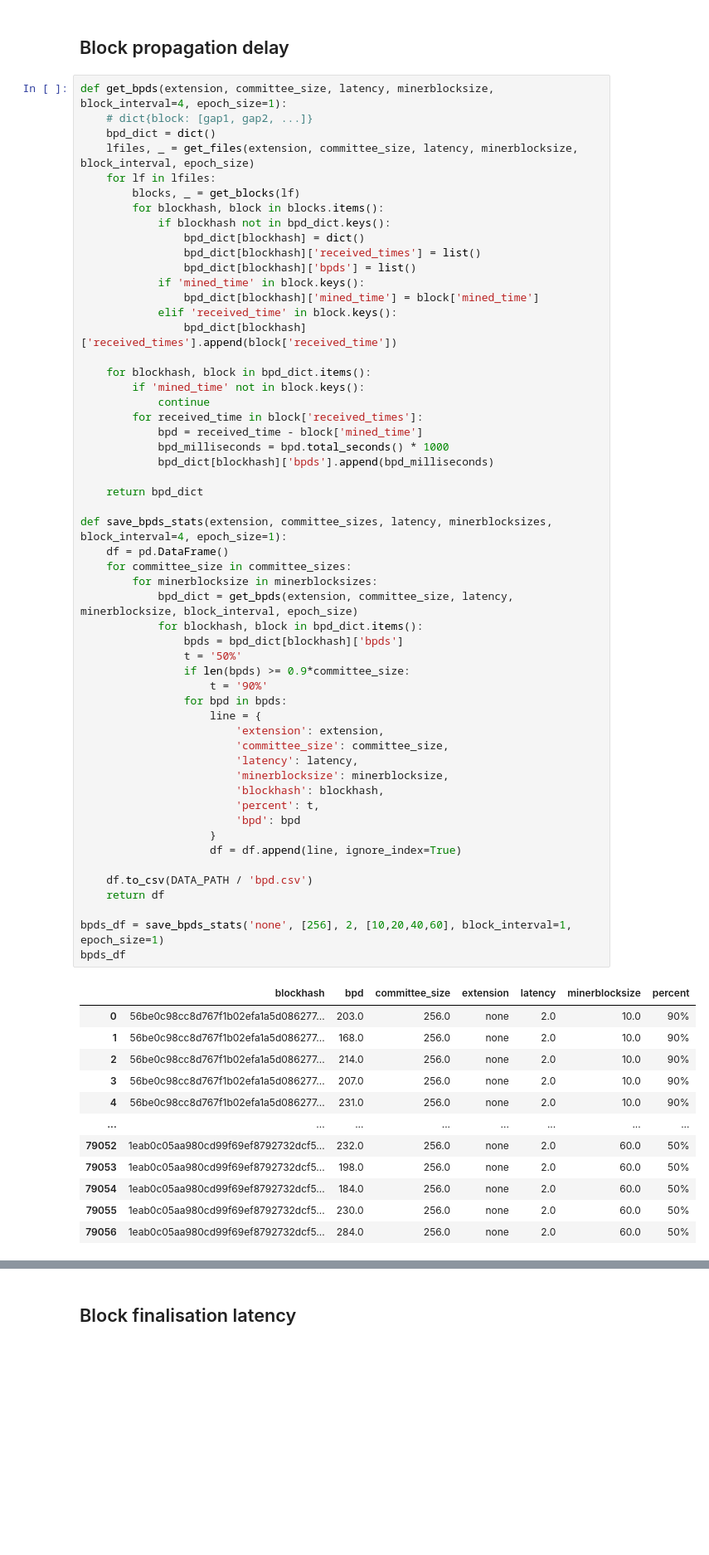
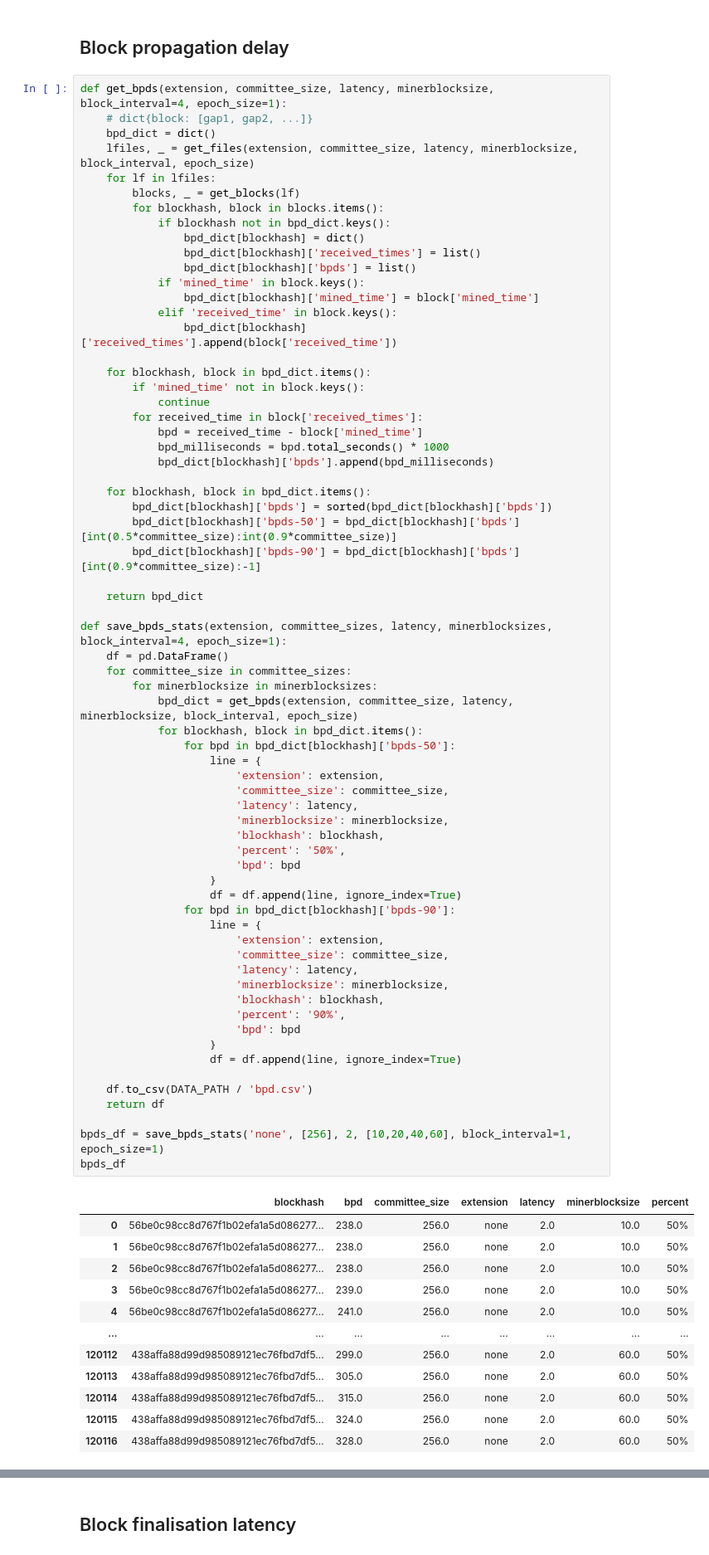
Before and after one commit to SebastianElvis/ebft, a Jupyter notebook: evaluation/analysis.ipynb, the cells around one changed output, grey strips where cells are left out. Shown at 83% size. Cells and saved outputs as stored; diff of their text form; blank space fills up the shorter version.

```diff
--- a/evaluation/analysis.ipynb
+++ b/evaluation/analysis.ipynb
@@ -146,47 +146,59 @@ def get_bpds(extension, committee_size, latency, minerblocksize, block_interval=
         for received_time in block['received_times']:
             bpd = received_time - block['mined_time']
             bpd_milliseconds = bpd.total_seconds() * 1000
             bpd_dict[blockhash]['bpds'].append(bpd_milliseconds)
 
+    for blockhash, block in bpd_dict.items():
+        bpd_dict[blockhash]['bpds'] = sorted(bpd_dict[blockhash]['bpds'])
+        bpd_dict[blockhash]['bpds-50'] = bpd_dict[blockhash]['bpds'][int(0.5*committee_size):int(0.9*committee_size)]
+        bpd_dict[blockhash]['bpds-90'] = bpd_dict[blockhash]['bpds'][int(0.9*committee_size):-1]
+
     return bpd_dict
 
 def save_bpds_stats(extension, committee_sizes, latency, minerblocksizes, block_interval=4, epoch_size=1):
     df = pd.DataFrame()
     for committee_size in committee_sizes:
         for minerblocksize in minerblocksizes:
             bpd_dict = get_bpds(extension, committee_size, latency, minerblocksize, block_interval, epoch_size)
             for blockhash, block in bpd_dict.items():
-                bpds = bpd_dict[blockhash]['bpds']
-                t = '50%'
-                if len(bpds) >= 0.9*committee_size:
-                    t = '90%'
-                for bpd in bpds:
+                for bpd in bpd_dict[blockhash]['bpds-50']:
                     line = {
                         'extension': extension,
                         'committee_size': committee_size,
                         'latency': latency,
                         'minerblocksize': minerblocksize,
                         'blockhash': blockhash,
-                        'percent': t,
+                        'percent': '50%',
+                        'bpd': bpd
+                    }
+                    df = df.append(line, ignore_index=True)
+                for bpd in bpd_dict[blockhash]['bpds-90']:
+                    line = {
+                        'extension': extension,
+                        'committee_size': committee_size,
+                        'latency': latency,
+                        'minerblocksize': minerblocksize,
+                        'blockhash': blockhash,
+                        'percent': '90%',
                         'bpd': bpd
                     }
                     df = df.append(line, ignore_index=True)
 
     df.to_csv(DATA_PATH / 'bpd.csv')
     return df
 
 bpds_df = save_bpds_stats('none', [256], 2, [10,20,40,60], block_interval=1, epoch_size=1)
 bpds_df
 # %% [output]
 |  | blockhash | bpd | committee_size | extension | latency | minerblocksize | percent |
-| 0 | 56be0c98cc8d767f1b02efa1a5d086277... | 203.0 | 256.0 | none | 2.0 | 10.0 | 90% |
-| 1 | 56be0c98cc8d767f1b02efa1a5d086277... | 168.0 | 256.0 | none | 2.0 | 10.0 | 90% |
-| 2 | 56be0c98cc8d767f1b02efa1a5d086277... | 214.0 | 256.0 | none | 2.0 | 10.0 | 90% |
-| 3 | 56be0c98cc8d767f1b02efa1a5d086277... | 207.0 | 256.0 | none | 2.0 | 10.0 | 90% |
-| 4 | 56be0c98cc8d767f1b02efa1a5d086277... | 231.0 | 256.0 | none | 2.0 | 10.0 | 90% |
+| 0 | 56be0c98cc8d767f1b02efa1a5d086277... | 238.0 | 256.0 | none | 2.0 | 10.0 | 50% |
+| 1 | 56be0c98cc8d767f1b02efa1a5d086277... | 238.0 | 256.0 | none | 2.0 | 10.0 | 50% |
+| 2 | 56be0c98cc8d767f1b02efa1a5d086277... | 238.0 | 256.0 | none | 2.0 | 10.0 | 50% |
+| 3 | 56be0c98cc8d767f1b02efa1a5d086277... | 239.0 | 256.0 | none | 2.0 | 10.0 | 50% |
+| 4 | 56be0c98cc8d767f1b02efa1a5d086277... | 241.0 | 256.0 | none | 2.0 | 10.0 | 50% |
 | ... | ... | ... | ... | ... | ... | ... | ... |
-| 79052 | 1eab0c05aa980cd99f69ef8792732dcf5... | 232.0 | 256.0 | none | 2.0 | 60.0 | 50% |
-| 79053 | 1eab0c05aa980cd99f69ef8792732dcf5... | 198.0 | 256.0 | none | 2.0 | 60.0 | 50% |
-| 79054 | 1eab0c05aa980cd99f69ef8792732dcf5... | 184.0 | 256.0 | none | 2.0 | 60.0 | 50% |
-| 79055 | 1eab0c05aa980cd99f69ef8792732dcf5... | 230.0 | 256.0 | none | 2.0 | 60.0 | 50% |
-| 79056 | 1eab0c05aa980cd99f69ef8792732dcf5... | 284.0 | 256.0 | none | 2.0 | 60.0 | 50% |
+| 120112 | 438affa88d99d985089121ec76fbd7df5... | 299.0 | 256.0 | none | 2.0 | 60.0 | 50% |
+| 120113 | 438affa88d99d985089121ec76fbd7df5... | 305.0 | 256.0 | none | 2.0 | 60.0 | 50% |
+| 120114 | 438affa88d99d985089121ec76fbd7df5... | 315.0 | 256.0 | none | 2.0 | 60.0 | 50% |
+| 120115 | 438affa88d99d985089121ec76fbd7df5... | 324.0 | 256.0 | none | 2.0 | 60.0 | 50% |
+| 120116 | 438affa88d99d985089121ec76fbd7df5... | 328.0 | 256.0 | none | 2.0 | 60.0 | 50% |
```
Also changed, not shown: parts of 2 cells of this notebook, 2 other files.
